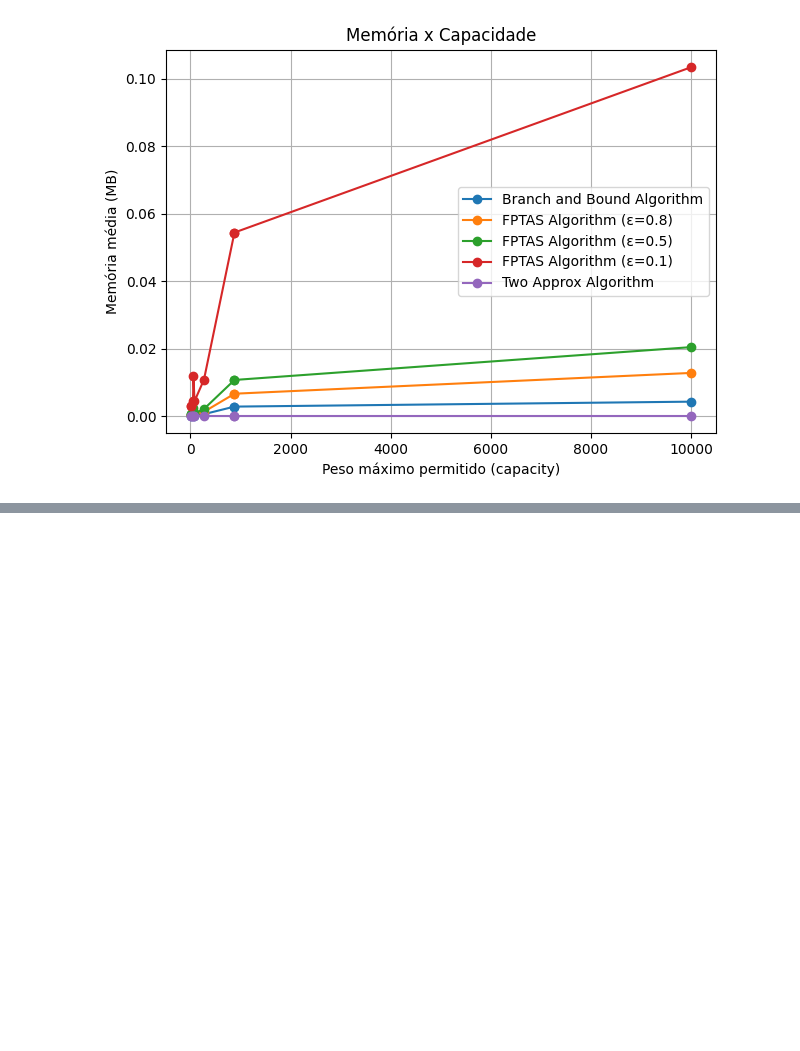
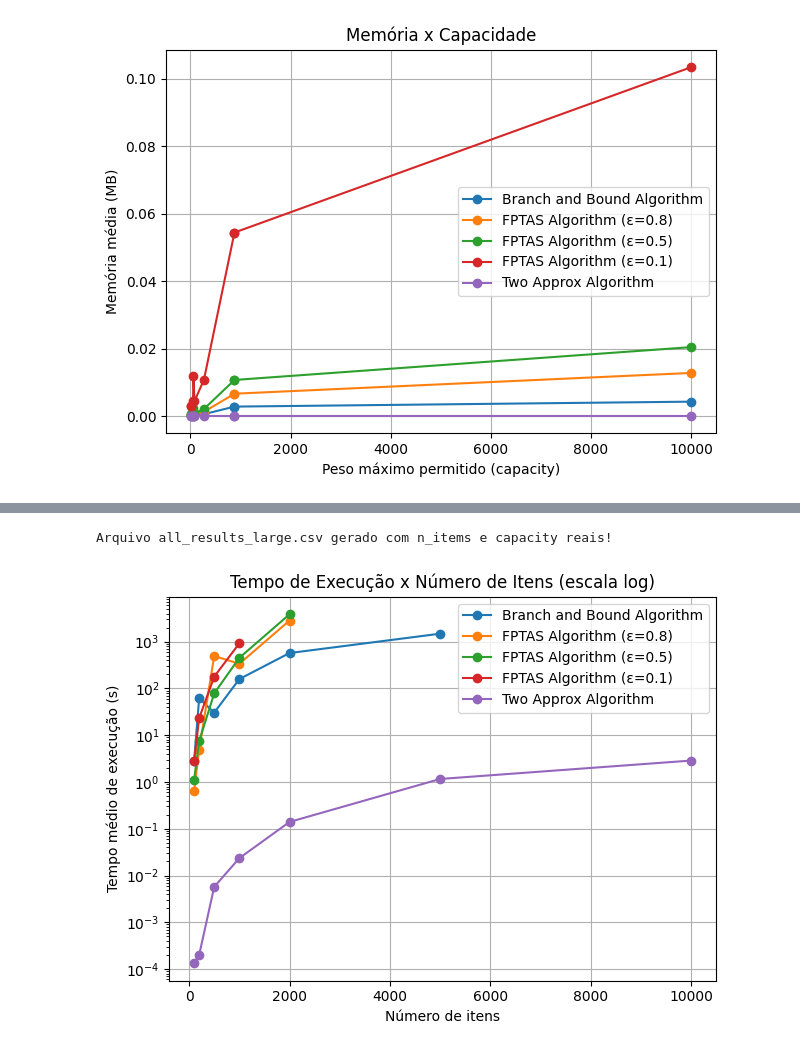
Before and after one commit to estersassis/knapsack-algorithms, a Jupyter notebook: analisys.ipynb, the cells around one changed output, grey strips where cells are left out. Drawn from its saved outputs; the diff is of its cells as text; code cells hidden in the pictures; blank space fills up the shorter version.

Commit message:
added large scale results

```diff
--- a/analisys.ipynb
+++ b/analisys.ipynb
@@ -214,0 +279,69 @@ plt.show()
+# %%
+import pandas as pd
+import os
+
+# caminho para resultados
+RESULTS_CSV = "kp_results/large_scale/all_results.csv"
+
+# pasta onde estão os arquivos .data já processados
+PROCESSED_FOLDER = "kp_processed_instances/large_scale"
+
+# carrega os resultados
+df = pd.read_csv(RESULTS_CSV)
+
+# adicionaremos as colunas reais
+df["n_items_real"] = None
+df["capacity_real"] = None
+
+for idx, row in df.iterrows():
+    instance = row["instance"]
+
+    # caminho do arquivo .data
+    datafile = os.path.join(PROCESSED_FOLDER, instance)
+    if not os.path.exists(datafile):
+        print(f"Arquivo não encontrado para {instance}, ignorando...")
+        continue
+
+    try:
+        with open(datafile, "r") as f:
+            first_line = f.readline().strip().split()
+            n_items_real = int(first_line[0])
+            capacity_real = int(first_line[1])
+
+            df.at[idx, "n_items_real"] = n_items_real
+            df.at[idx, "capacity_real"] = capacity_real
+
+    except Exception as e:
+        print(f"Falha ao ler {datafile}: {e}")
+
+# salva nova versão
+df.to_csv("kp_results/large_scale/all_results_large.csv", index=False)
+
+print("Arquivo all_results_large.csv gerado com n_items e capacity reais!")
+# %% [output]
+Arquivo all_results_large.csv gerado com n_items e capacity reais!
+# %%
+df = pd.read_csv("kp_results/large_scale/all_results_large.csv")
+df['n_items'] = df['n_items_real']
+df['capacity'] = df['capacity_real']
+# %%
+import matplotlib.pyplot as plt
+
+plt.figure()
+
+for algo in df['algorithm'].unique():
+    subset = df[df['algorithm'] == algo]
+    mean_by_n = subset.groupby('n_items')['exec_time'].mean()
+    plt.plot(mean_by_n.index, mean_by_n.values, marker='o', label=algo)
+
+plt.xlabel("Número de itens")
+plt.ylabel("Tempo médio de execução (s)")
+plt.yscale("log")
+plt.title("Tempo de Execução x Número de Itens (escala log)")
+plt.legend()
+plt.grid()
+plt.tight_layout()
+plt.savefig("kp_results/large_scale/graphs/grafico1_exec_vs_nitems.png", dpi=300)
+plt.show()
+# %% [output]
+[figure, added]
```
Also changed, not shown: parts of 6 cells of this notebook, 13 other files.
